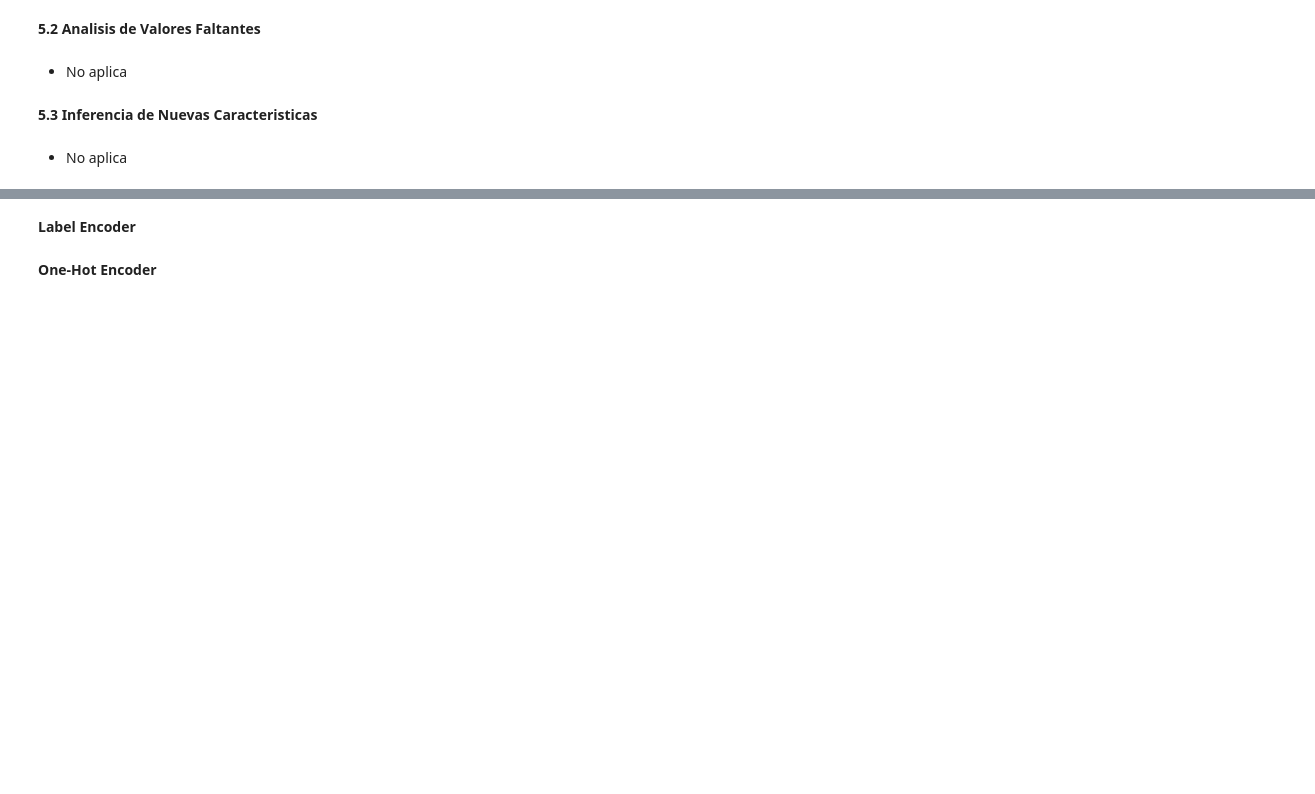
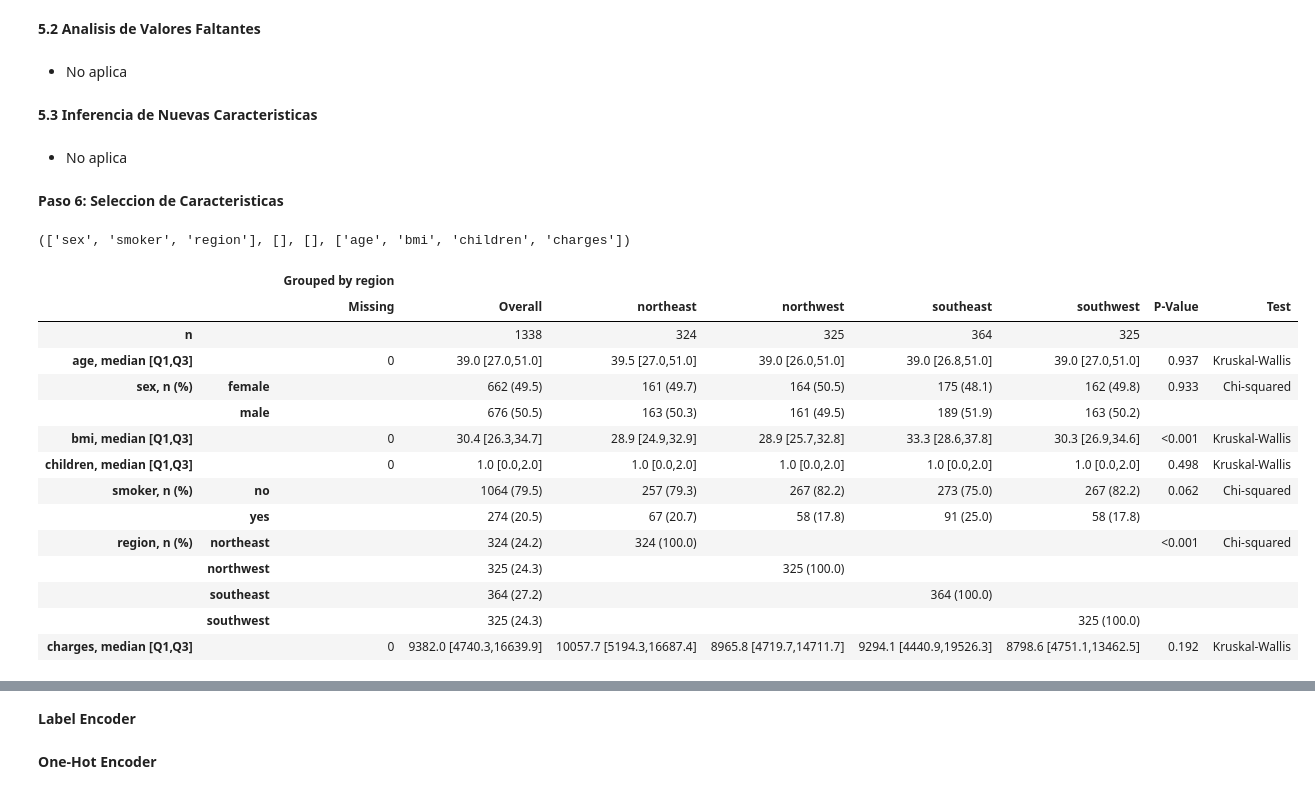
Before and after one commit to jilemp/machine-learning-python-template, a Jupyter notebook: src/linear_regression_project_tutorial.ipynb, the cells around one changed output, grey strips where cells are left out. Saved outputs shown, nothing was run; the diff lists cells and outputs as text; code cells hidden in the pictures; blank space fills up the shorter version.

```diff
--- a/src/linear_regression_project_tutorial.ipynb
+++ b/src/linear_regression_project_tutorial.ipynb
@@ -305,3 +328,67 @@ plt.show()
 **5.3 Inferencia de Nuevas Caracteristicas**
 # %% [markdown]
 - No aplica
+# %% [markdown]
+**Paso 6: Seleccion de Caracteristicas**
+# %%
+# funcion para indetificar columnas binarias
+def is_bool(df, cols):
+  df_ = df.copy()
+  bool_vars = []
+  for col in cols:
+    if (df[col].dtype == int) or (df[col].dtype == float):
+      flag = True
+      unique_list = df[col].unique()
+      for value in unique_list:
+        if (value not in [1, 0, 0.0, 1.0]) and (np.isnan(value) == False):
+          flag = False
+      if flag == True:
+        bool_vars.append(col)
+  return bool_vars
+
+def breakdown_vars(df):
+  categorical_vars = []
+  boolean_vars = []
+  normal_vars = []
+  non_normal_vars = []
+  boolean_vars = is_bool(df, df.columns)
+  for col in df.columns:
+    if (df[col].dtype == 'object' or df[col].dtype == 'category') and col not in boolean_vars:
+      categorical_vars.append(col)
+    elif (df[col].dtype == 'int64' or df[col].dtype == 'float64') and col not in boolean_vars:
+      n, p = stats.shapiro(df[col])
+      if p < 0.05:
+        non_normal_vars.append(col)
+      else:
+        normal_vars.append(col)
+  return categorical_vars,  boolean_vars, normal_vars, non_normal_vars
+# %%
+categorical_vars, boolean_vars, normal_vars, non_normal_vars =  breakdown_vars(df)
+categorical_vars, boolean_vars, normal_vars, non_normal_vars
+# %% [output]
+(['sex', 'smoker', 'region'], [], [], ['age', 'bmi', 'children', 'charges'])
+# %%
+my_table = TableOne(df,
+                    categorical= categorical_vars,
+                    nonnormal = non_normal_vars,
+                    groupby = 'region',
+                    pval = True,
+                    htest_name=True
+                    )
+my_table
+# %% [output]
+|  |  | Grouped by region |  |  |  |  |  |  |  |
+|  |  | Missing | Overall | northeast | northwest | southeast | southwest | P-Value | Test |
+| n |  |  | 1338 | 324 | 325 | 364 | 325 |  |  |
+| age, median [Q1,Q3] |  | 0 | 39.0 [27.0,51.0] | 39.5 [27.0,51.0] | 39.0 [26.0,51.0] | 39.0 [26.8,51.0] | 39.0 [27.0,51.0] | 0.937 | Kruskal-Wallis |
+| sex, n (%) | female |  | 662 (49.5) | 161 (49.7) | 164 (50.5) | 175 (48.1) | 162 (49.8) | 0.933 | Chi-squared |
+|  | male |  | 676 (50.5) | 163 (50.3) | 161 (49.5) | 189 (51.9) | 163 (50.2) |  |  |
+| bmi, median [Q1,Q3] |  | 0 | 30.4 [26.3,34.7] | 28.9 [24.9,32.9] | 28.9 [25.7,32.8] | 33.3 [28.6,37.8] | 30.3 [26.9,34.6] | <0.001 | Kruskal-Wallis |
+| children, median [Q1,Q3] |  | 0 | 1.0 [0.0,2.0] | 1.0 [0.0,2.0] | 1.0 [0.0,2.0] | 1.0 [0.0,2.0] | 1.0 [0.0,2.0] | 0.498 | Kruskal-Wallis |
+| smoker, n (%) | no |  | 1064 (79.5) | 257 (79.3) | 267 (82.2) | 273 (75.0) | 267 (82.2) | 0.062 | Chi-squared |
+|  | yes |  | 274 (20.5) | 67 (20.7) | 58 (17.8) | 91 (25.0) | 58 (17.8) |  |  |
+| region, n (%) | northeast |  | 324 (24.2) | 324 (100.0) |  |  |  | <0.001 | Chi-squared |
+|  | northwest |  | 325 (24.3) |  | 325 (100.0) |  |  |  |  |
+|  | southeast |  | 364 (27.2) |  |  | 364 (100.0) |  |  |  |
+|  | southwest |  | 325 (24.3) |  |  |  | 325 (100.0) |  |  |
+| charges, median [Q1,Q3] |  | 0 | 9382.0 [4740.3,16639.9] | 10057.7 [5194.3,16687.4] | 8965.8 [4719.7,14711.7] | 9294.1 [4440.9,19526.3] | 8798.6 [4751.1,13462.5] | 0.192 | Kruskal-Wallis |
```
Also changed, not shown: parts of 13 cells of this notebook, 1 other file.
